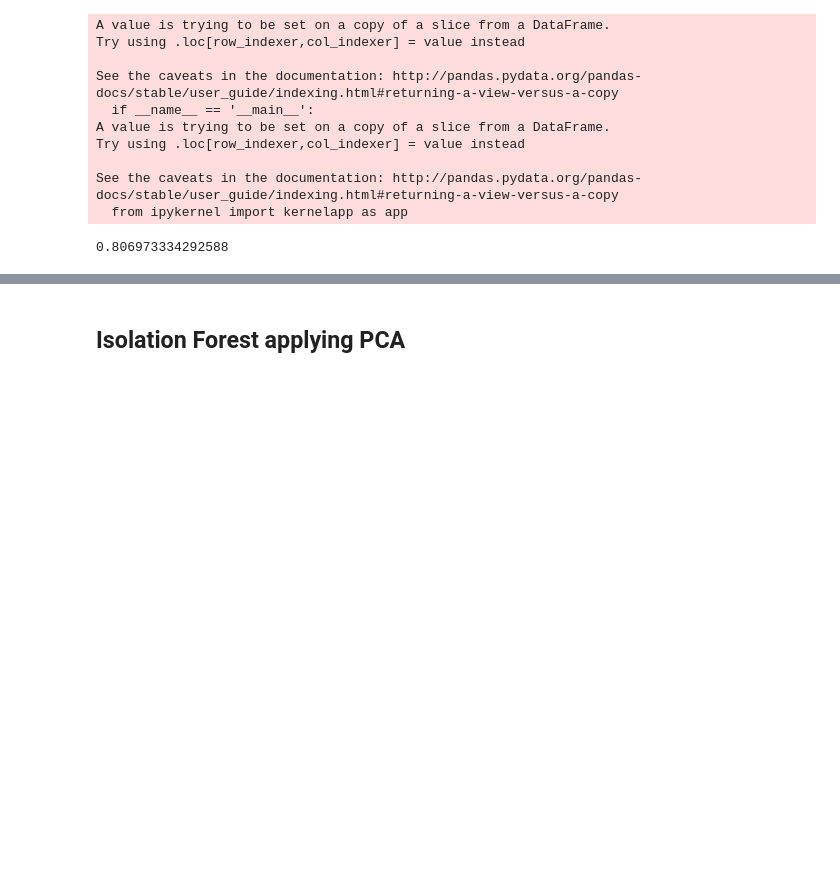
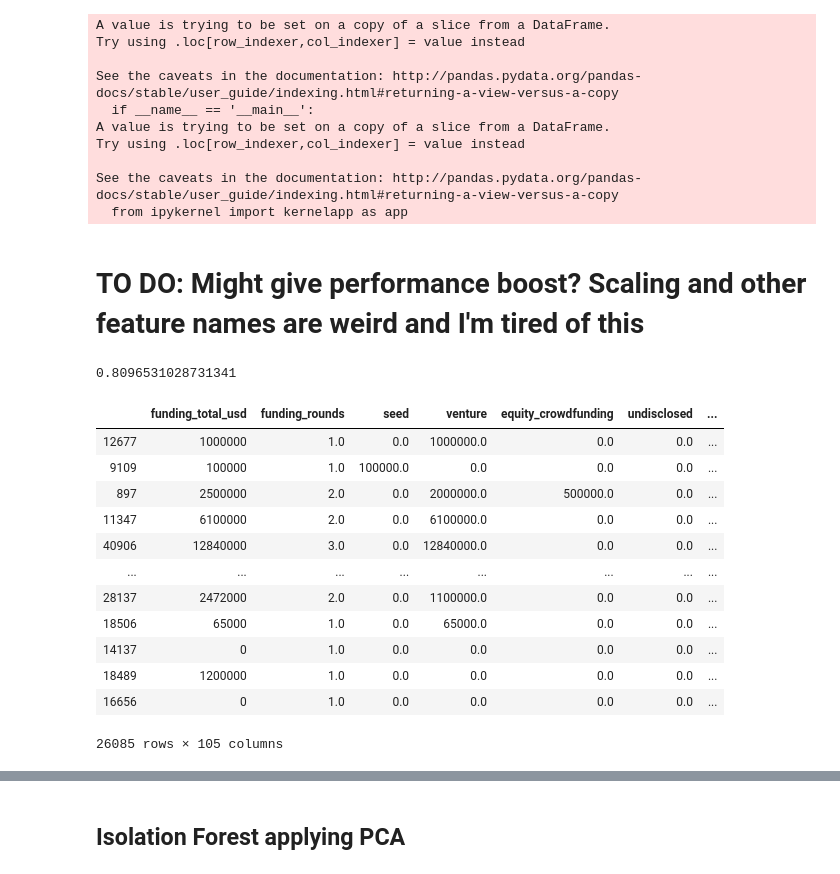
Before and after one commit to MichaelBurak/crunchbase-analysis, a Jupyter notebook: crunchbase-analysis.ipynb, the cells around one changed output, grey strips where cells are left out. Drawn from its saved outputs; the diff is of its cells as text; code cells hidden in the pictures; blank space fills up the shorter version.

```diff
--- a/crunchbase-analysis.ipynb
+++ b/crunchbase-analysis.ipynb
@@ -2034,7 +1995,25 @@ See the caveats in the documentation: http://pandas.pydata.org/pandas-docs/stabl
+# %% [markdown]
+# TO DO: Might give performance boost? Scaling and other feature names are weird and I'm tired of this
 # %%
-clf = DecisionTreeClassifier(random_state=0)
-clf.fit(X_train, y_train)
-y_pred = clf.predict(X_test)
-f1_score(y_test, y_pred, average='weighted')
+dtree = DecisionTreeClassifier(random_state=0)
+dtree.fit(X_train_if, y_train_if)
+y_pred = dtree.predict(X_test_if)
+f1_score(y_test_if, y_pred, average='weighted')
 # %% [output]
-0.806973334292588
+0.8096531028731341
+# %%
+X_train_if
+# %% [output]
+|  | funding_total_usd | funding_rounds | seed | venture | equity_crowdfunding | undisclosed | ... |
+| 12677 | 1000000 | 1.0 | 0.0 | 1000000.0 | 0.0 | 0.0 | ... |
+| 9109 | 100000 | 1.0 | 100000.0 | 0.0 | 0.0 | 0.0 | ... |
+| 897 | 2500000 | 2.0 | 0.0 | 2000000.0 | 500000.0 | 0.0 | ... |
+| 11347 | 6100000 | 2.0 | 0.0 | 6100000.0 | 0.0 | 0.0 | ... |
+| 40906 | 12840000 | 3.0 | 0.0 | 12840000.0 | 0.0 | 0.0 | ... |
+| ... | ... | ... | ... | ... | ... | ... | ... |
+| 28137 | 2472000 | 2.0 | 0.0 | 1100000.0 | 0.0 | 0.0 | ... |
+| 18506 | 65000 | 1.0 | 0.0 | 65000.0 | 0.0 | 0.0 | ... |
+| 14137 | 0 | 1.0 | 0.0 | 0.0 | 0.0 | 0.0 | ... |
+| 18489 | 1200000 | 1.0 | 0.0 | 0.0 | 0.0 | 0.0 | ... |
+| 16656 | 0 | 1.0 | 0.0 | 0.0 | 0.0 | 0.0 | ... |
+26085 rows × 105 columns
```
Also changed, not shown: parts of 80 cells of this notebook.
